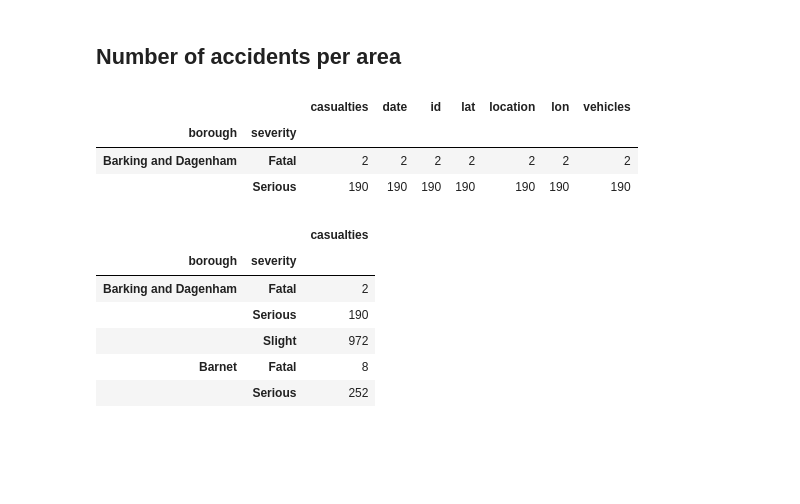
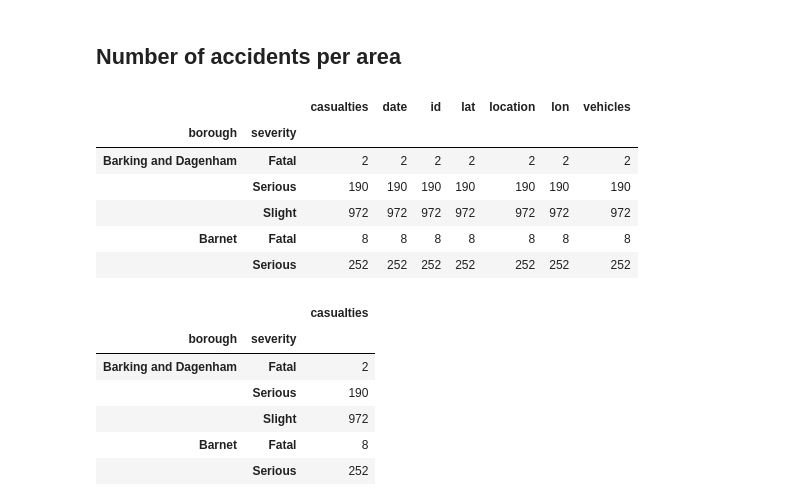
Before and after one commit to tu-nguyen-tech/London-Accident-Data-Analysis, a Jupyter notebook: main.ipynb, the cells around one changed output. Saved outputs shown, nothing was run; the diff lists cells and outputs as text; code cells hidden in the pictures; blank space fills up the shorter version.

```diff
--- a/main.ipynb
+++ b/main.ipynb
@@ -196,12 +203,15 @@ RiddenHorse....................................... 6
 # %%
 area = df.groupby(['borough','severity'])
 area_count = area.count()
-area_count.head(2)
+area_count.head()
 # %% [output]
 |  |  | casualties | date | id | lat | location | lon | vehicles |
 | borough | severity |  |  |  |  |  |  |  |
 | Barking and Dagenham | Fatal | 2 | 2 | 2 | 2 | 2 | 2 | 2 |
 |  | Serious | 190 | 190 | 190 | 190 | 190 | 190 | 190 |
+|  | Slight | 972 | 972 | 972 | 972 | 972 | 972 | 972 |
+| Barnet | Fatal | 8 | 8 | 8 | 8 | 8 | 8 | 8 |
+|  | Serious | 252 | 252 | 252 | 252 | 252 | 252 | 252 |
 # %%
 areas_to_accidents = area_count[['casualties']]
 #areas_to_accidents.loc['Barnet']
```
Also changed, not shown: parts of 7 cells of this notebook.
